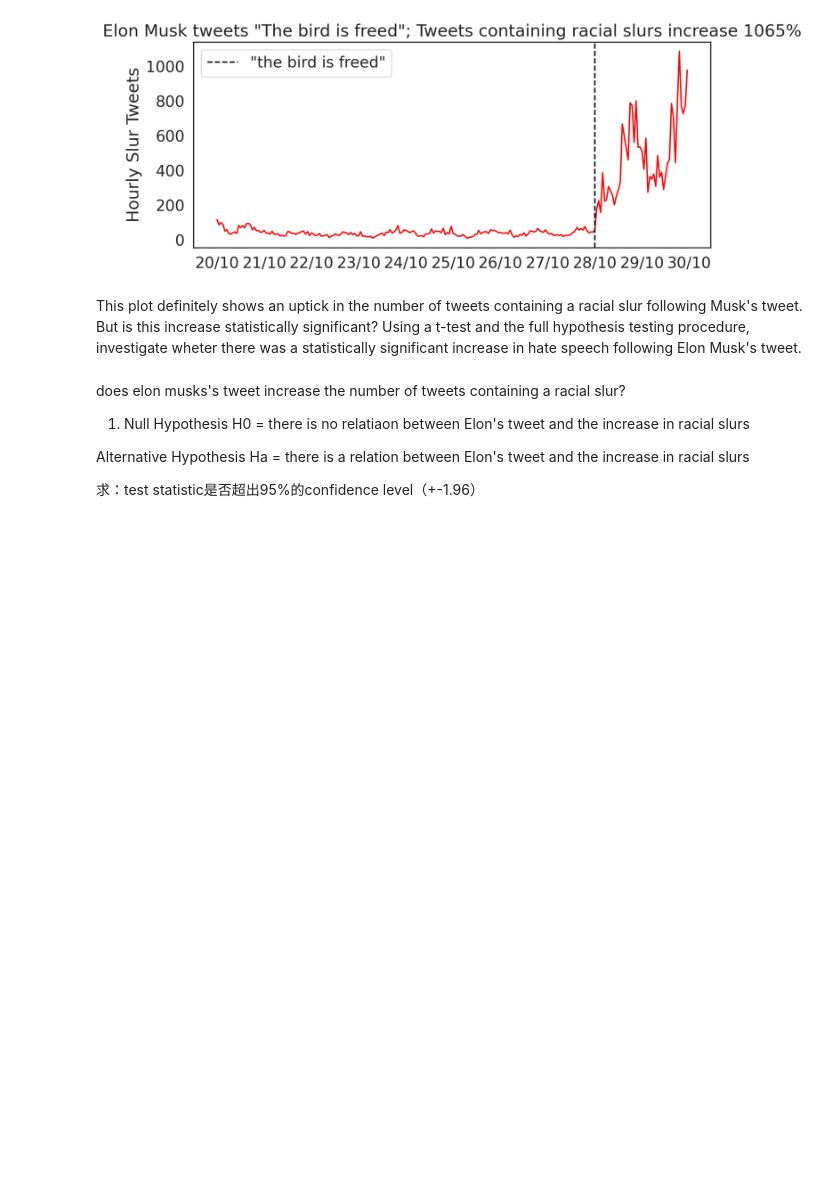
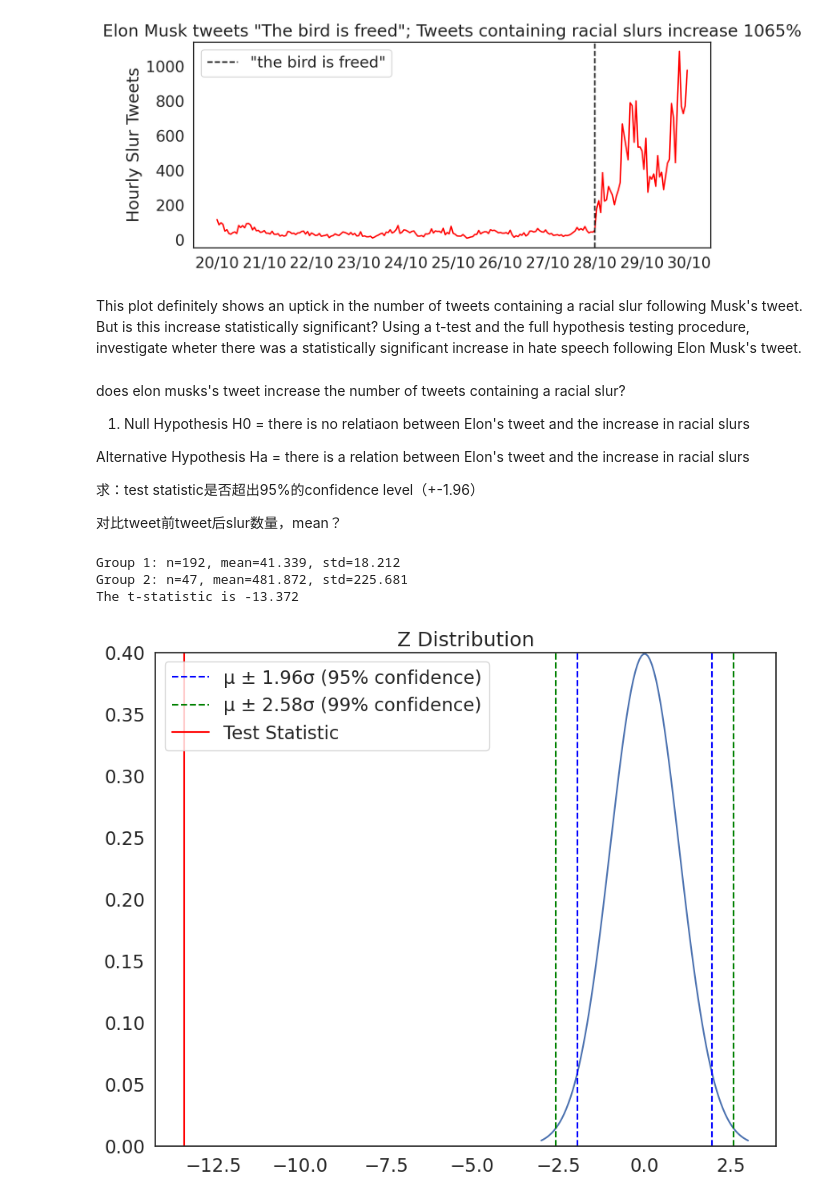
Before and after one commit to lazysheephaha/qm2, a Jupyter notebook: “W07_Hypothesis_Testing_ipynb”的副本.ipynb, the cells around one changed output. Cells and saved outputs as stored; diff of their text form; code cells hidden in the pictures; blank space fills up the shorter version.

```diff
--- a/“W07_Hypothesis_Testing_ipynb”的副本.ipynb
+++ b/“W07_Hypothesis_Testing_ipynb”的副本.ipynb
@@ -343,3 +343,13 @@ Alternative Hypothesis
 Ha = there is a relation between Elon's tweet and the increase in racial slurs
 
 求：test statistic是否超出95%的confidence level（+-1.96）
+
+对比tweet前tweet后slur数量，mean？
+# %%
+t = manual_ttest(tweets[tweets['hour']<tweet]['count'],tweets[tweets['hour']>tweet]['count']) # run the t-test function and store the t-statistic in a variable called "t"
+plot_z(t) # plot the test statistic on the z distribution
+# %% [output]
+Group 1: n=192, mean=41.339, std=18.212
+Group 2: n=47, mean=481.872, std=225.681
+The t-statistic is -13.372
+[figure, added]
```
Also changed, not shown: parts of 9 cells of this notebook.
